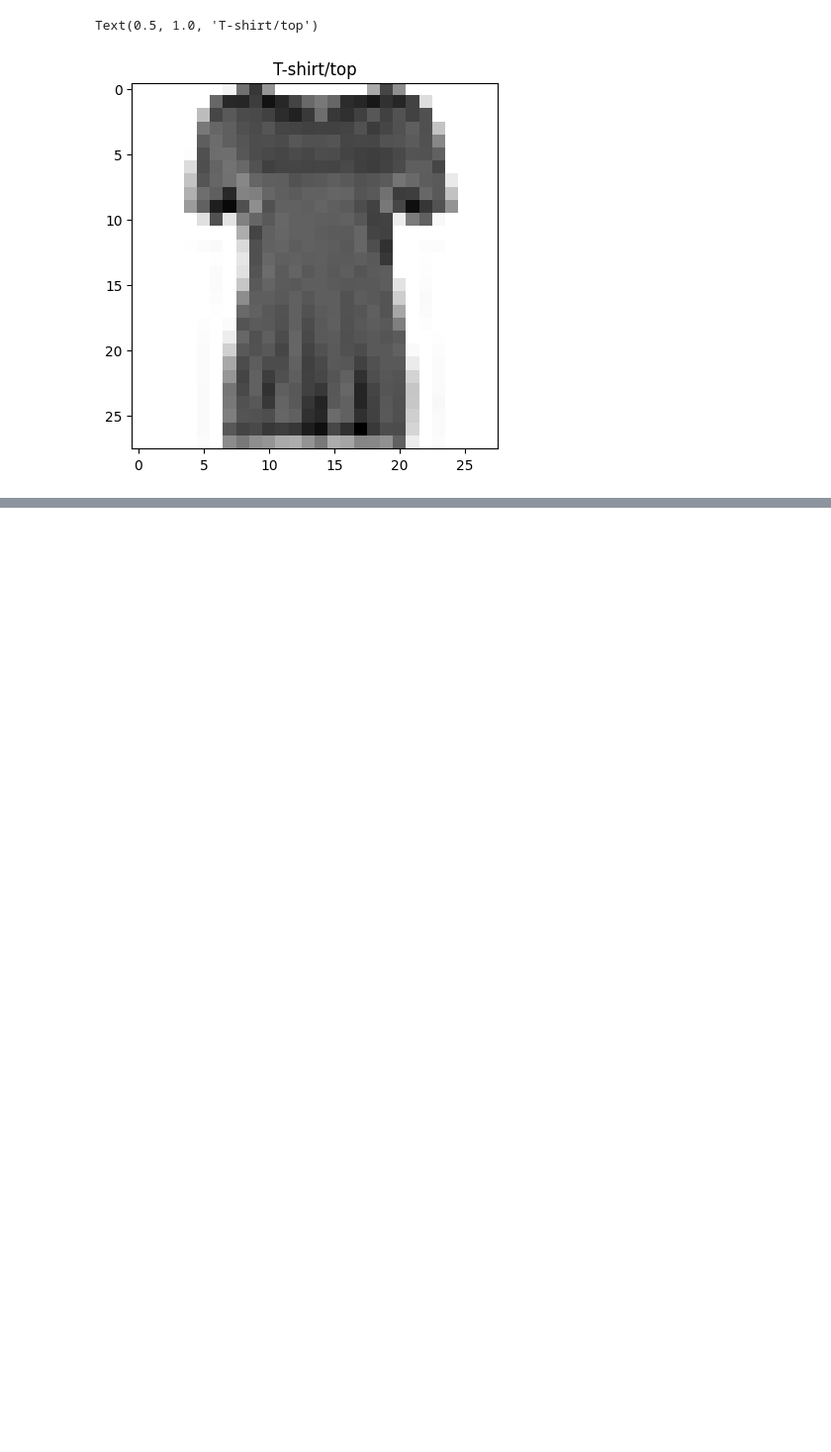
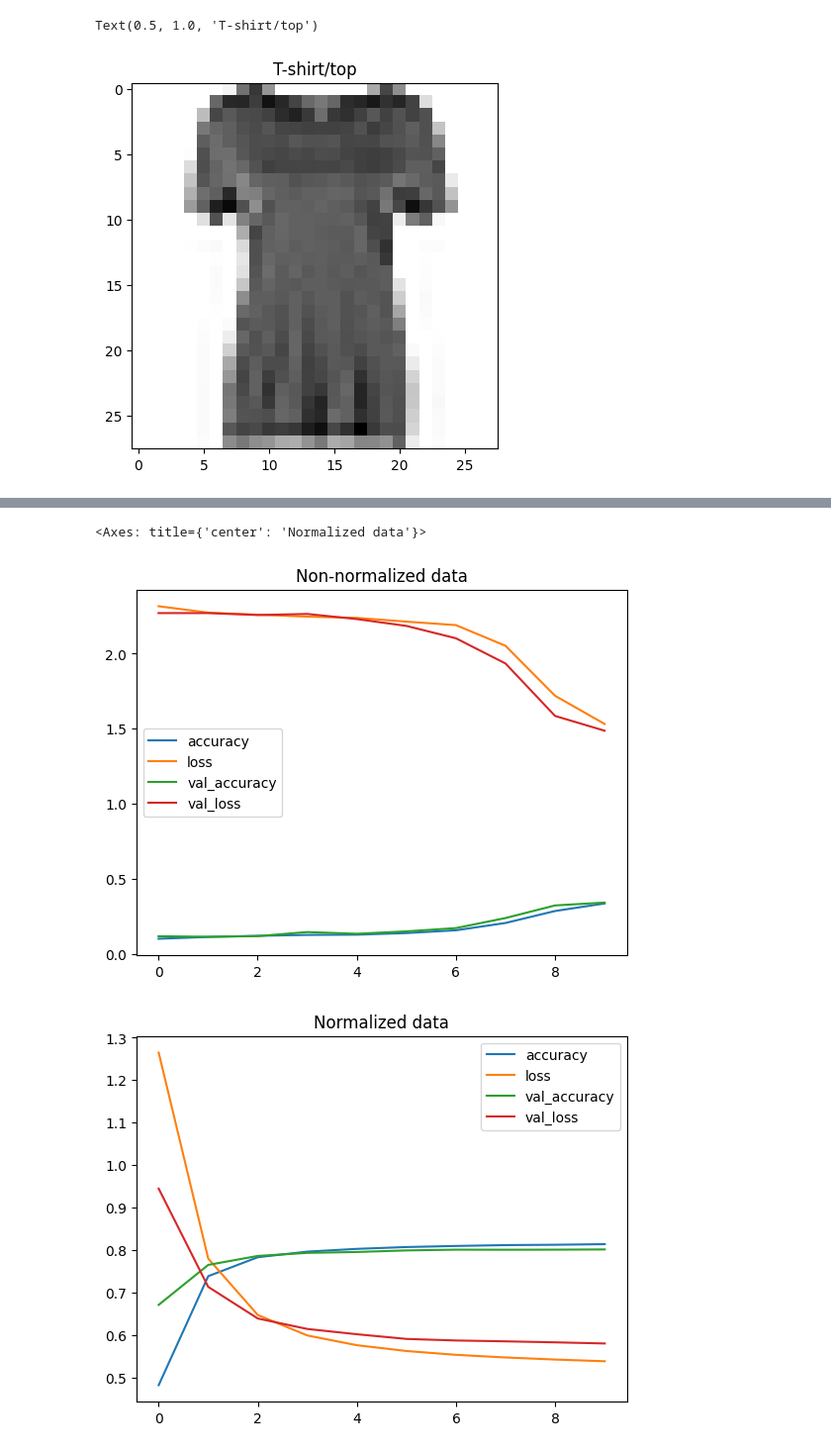
Before and after one commit to Zuhair0000/tensorflow_bootcamp, a Jupyter notebook: 02_neural_network_classification.ipynb, the cells around one changed output, grey strips where cells are left out. Shown at 99% size. Drawn from its saved outputs; the diff is of its cells as text; code cells hidden in the pictures; blank space fills up the shorter version.

```diff
--- a/02_neural_network_classification.ipynb
+++ b/02_neural_network_classification.ipynb
@@ -800,0 +869,5 @@ for i in range(4):
+# %%
+train_data_norm = train_data / 255.0
+test_data_norm = test_data / 255.0
+
+train_data_norm.min(), train_data_norm.max()
@@ -800,0 +876,18 @@ for i in range(4):
+# %%
+tf.random.set_seed(42)
+
+model_12 = tf.keras.Sequential([
+    tf.keras.layers.Flatten(input_shape=(28, 28)),
+    tf.keras.layers.Dense(4, activation='relu'),
+    tf.keras.layers.Dense(4, activation='relu'),
+    tf.keras.layers.Dense(10, activation='softmax'),
+])
+
+model_12.compile(loss='sparse_categorical_crossentropy',
+                 optimizer='Adam',
+                 metrics=['accuracy'])
+
+norm_history = model_12.fit(train_data_norm,
+                                train_labels,
+                                epochs=10,
+                                validation_data=(test_data_norm, test_labels))
@@ -800,0 +934,10 @@ for i in range(4):
+# %%
+import pandas as pd
+
+pd.DataFrame(non_norm_history.history).plot(title="Non-normalized data")
+
+pd.DataFrame(norm_history.history).plot(title="Normalized data")
+# %% [output]
+<Axes: title={'center': 'Normalized data'}>
+[figure, added]
+[figure, added]
```
Also changed, not shown: parts of 42 cells of this notebook.
